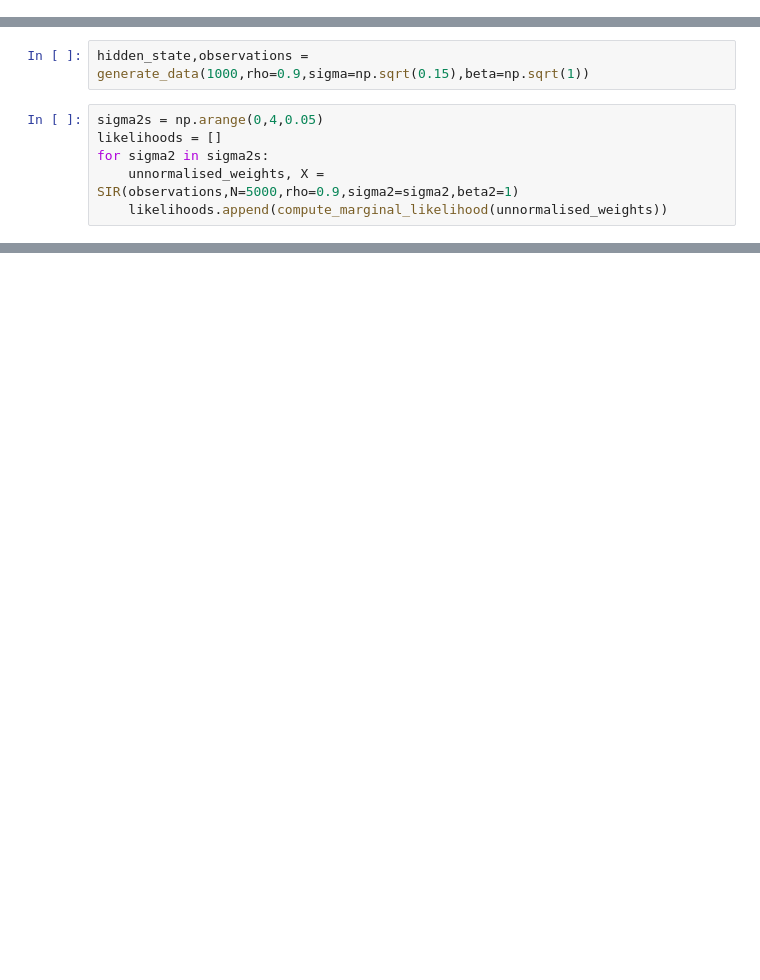
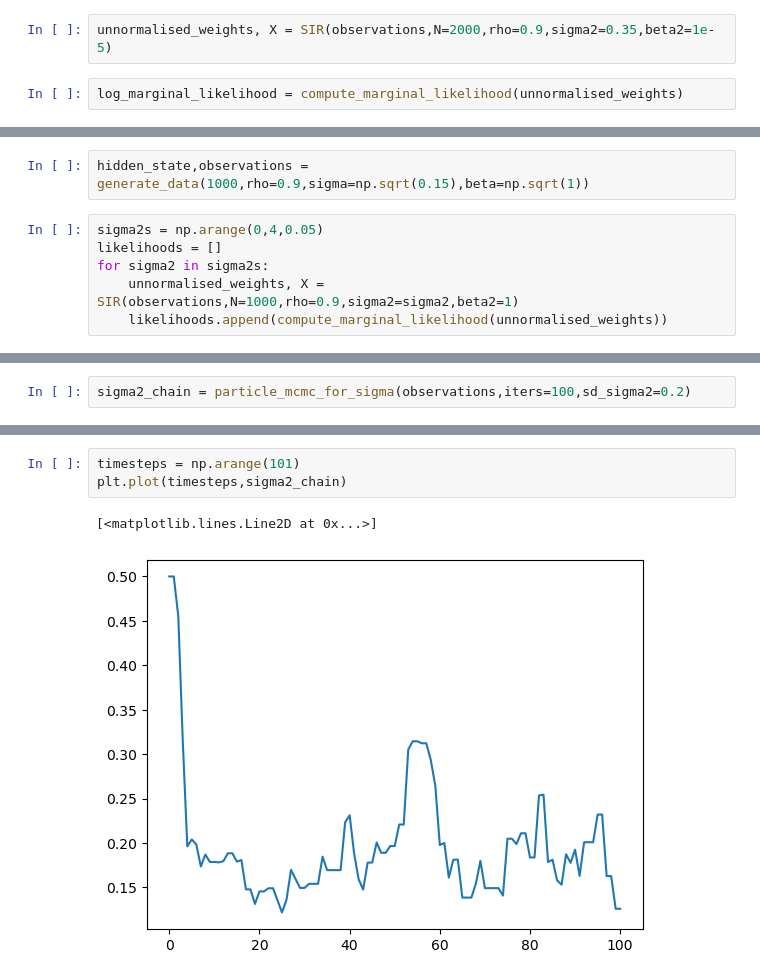
Before and after one commit to Gautam-Chauhan/Advanced-Simulation-Coursework, a Jupyter notebook: Q3.ipynb, the cells around one changed output, grey strips where cells are left out. Drawn from its saved outputs; the diff is of its cells as text; blank space fills up the shorter version.

```diff
--- a/Q3.ipynb
+++ b/Q3.ipynb
@@ -563,0 +511,4 @@ Problem:
+# %%
+unnormalised_weights, X = SIR(observations,N=2000,rho=0.9,sigma2=0.35,beta2=1e-5)
+# %%
+log_marginal_likelihood = compute_marginal_likelihood(unnormalised_weights)
@@ -596,7 +567,7 @@ hidden_state,observations = generate_data(1000,rho=0.9,sigma=np.sqrt(0.15),beta=
 sigma2s = np.arange(0,4,0.05)
 likelihoods = []
 for sigma2 in sigma2s:
-    unnormalised_weights, X = SIR(observations,N=5000,rho=0.9,sigma2=sigma2,beta2=1)
+    unnormalised_weights, X = SIR(observations,N=1000,rho=0.9,sigma2=sigma2,beta2=1)
     likelihoods.append(compute_marginal_likelihood(unnormalised_weights))
 # %%
 plt.plot(sigma2s,likelihoods)
@@ -605,0 +643,2 @@ plt.plot(sigma2s,likelihoods)
+# %%
+sigma2_chain = particle_mcmc_for_sigma(observations,iters=100,sd_sigma2=0.2)
@@ -605,0 +663,6 @@ plt.plot(sigma2s,likelihoods)
+# %%
+timesteps = np.arange(101)
+plt.plot(timesteps,sigma2_chain)
+# %% [output]
+[<matplotlib.lines.Line2D at 0x...>]
+[figure, added]
```
Also changed, not shown: parts of 42 cells of this notebook.
